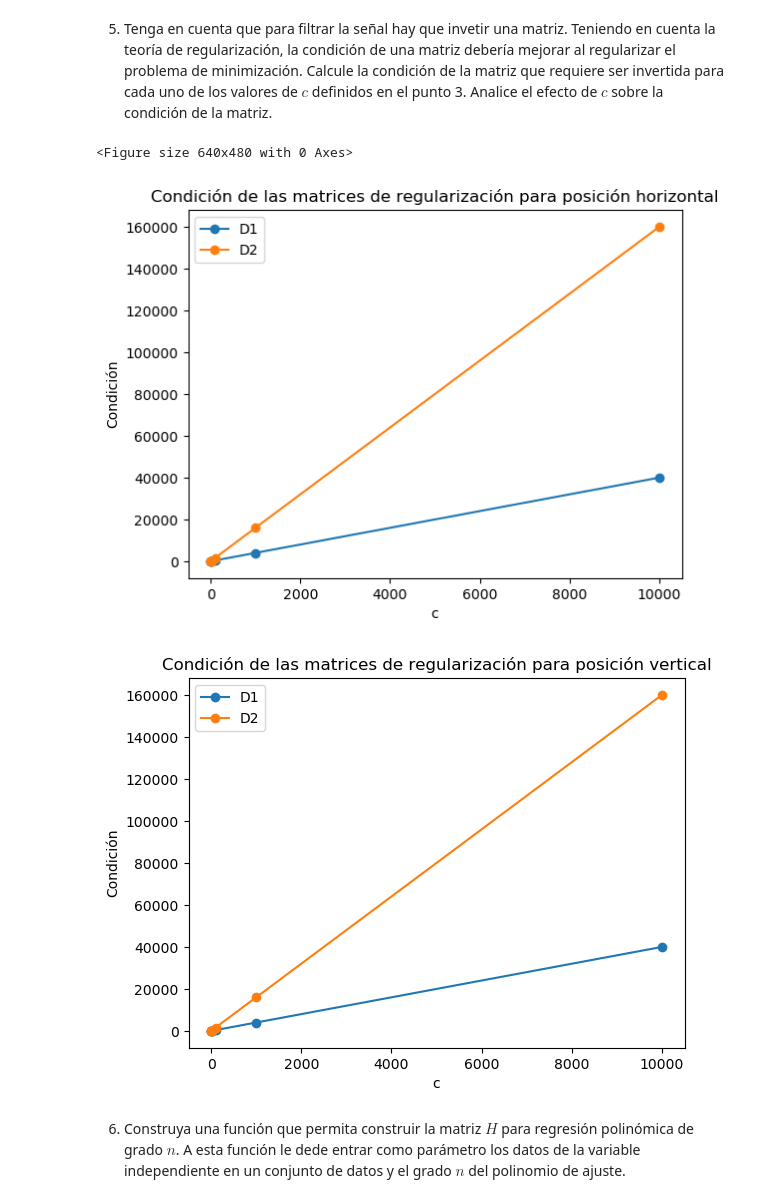
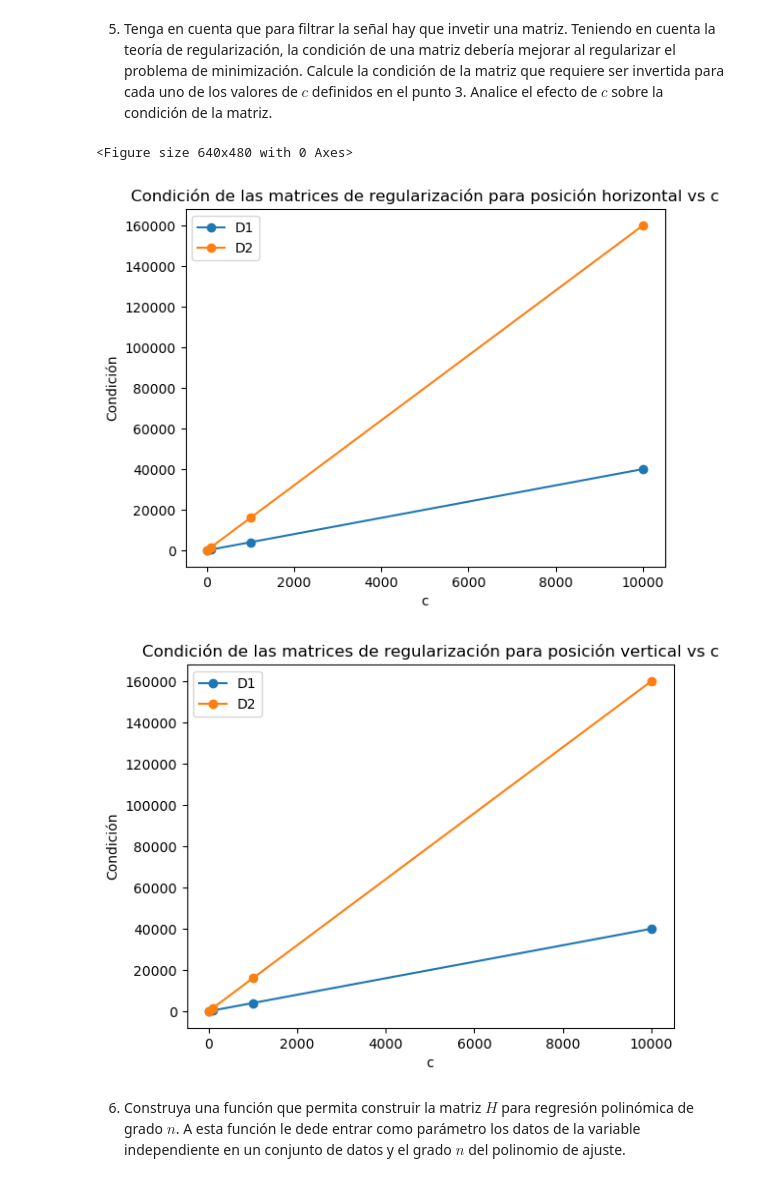
Before and after one commit to DavidTobonIBIO/Labs-IBIO2240, a Jupyter notebook: Lab11/Bono_2_2.ipynb, the cells around one changed output. Drawn from its saved outputs; the diff is of its cells as text; code cells hidden in the pictures.

```diff
--- a/Lab11/Bono_2_2.ipynb
+++ b/Lab11/Bono_2_2.ipynb
@@ -72,7 +79,7 @@ import pandas as pd
 import numpy as np
 import matplotlib.pyplot as plt
 
-c = [0, 1, 10, 100, 1000, 10000]
+c = [10, 100, 1000, 10000]
 
 elbow_data = pd.read_excel("data_bono_2.xlsx", header=None)
 time = np.array(elbow_data[0][1:])
@@ -157,49 +174,40 @@ plt.show()
 # %%
-def reg_dmatrix_D1(data, time):
-
-    d_matrix = np.zeros((len(time)-1,len(time)))
-
-    for i in range(len(time)-1):
-            d_matrix[i][i] = 1
-            d_matrix[i][i+1] = -1
-
-    return d_matrix
-
 D1 = reg_dmatrix_D1(x_elbow, time)
 print(D1)
 
-x_stars_x_D1 = []
-x_stars_y_D1 = []
+x_stars_D1 = []
+y_stars_D1 = []
 A_x_D1 = []
 A_y_D1 = []
 
+# Obtener los valores filtrados y la matriz que se invierte para cada c
 for i in range(len(c)):
     x_star_x, pre_inv_x = x_star(x_elbow, c[i], D1)
     x_star_y, pre_inv_y = x_star(y_elbow, c[i], D1)
-    x_stars_x_D1.append(x_star_x)
-    x_stars_y_D1.append(x_star_y)
+    x_stars_D1.append(x_star_x)
+    y_stars_D1.append(x_star_y)
     A_x_D1.append(pre_inv_x)
     A_y_D1.append(pre_inv_y)
 
-
+# Graficas de los datos filtrados usando D1 para cada c
 plt.figure(figsize=(15, 5))
+plt.plot(time, x_elbow, label="Datos originales")
 for i in range(len(c)):
-    plt.plot(time, x_stars_x_D1[i], label=f"c = {c[i]}")
+    plt.plot(time, x_stars_D1[i], label=f"c = {c[i]}")
 plt.title(f"Señal regularizada para posición horizontal")
 plt.xlabel("Instante de tiempo")
 plt.ylabel("Posición en x")
-plt.annotate("Datos originales: c = 0", xy=(min(time), max(x_stars_x_D1[0])))
 plt.legend()
 plt.show()
 
-
 plt.figure(figsize=(15, 5))
+plt.plot(time, y_elbow, label="Datos originales")
 for i in range(len(c)):
-    plt.plot(time, x_stars_y_D1[i], label=f"c = {c[i]}")
+    plt.plot(time, y_stars_D1[i], label=f"c = {c[i]}")
 plt.title(f"Señal regularizada para posición vertical")
 plt.xlabel("Instante de tiempo")
 plt.ylabel("Posición en y")
-plt.annotate("Datos originales: c = 0", xy=(min(time), max(x_stars_y_D1[0])))
+plt.annotate("Datos originales: c = 0", xy=(min(time), max(y_stars_D1[0])))
 plt.legend()
 plt.show()
 # %% [output]
@@ -216,47 +224,43 @@ plt.show()
 5. Tenga en cuenta que para filtrar la señal hay que invetir una matriz. Teniendo en cuenta la teoría de regularización, la condición de una matriz debería mejorar al regularizar el problema de minimización. Calcule la condición de la matriz que requiere ser invertida para cada uno de los valores de $c$ definidos en el punto 3. Analice el efecto de $c$ sobre la condición de la matriz.
 # %%
 def matrix_condition(A):
-    # eigenvalues, eigenvectors = np.linalg.eig(A)
-
-    # maxeig = np.max(eigenvalues)
-    # mineig = np.min(eigenvalues)
-
-    # return abs(maxeig/mineig)
     return np.linalg.cond(A, 2)
 
 plt.figure()
 conds_x_D1 = []
 conds_x_D2 = []
 conds_y_D1 = []
 conds_y_D2 = []
 
+# Calcular condión de la matriz invertible para el proceso con D1 y D2 para cada c
 for i in range(len(c)):
     conds_x_D1.append(matrix_condition(A_x_D1[i]))
     conds_x_D2.append(matrix_condition(A_x_D2[i]))
     conds_y_D1.append(matrix_condition(A_y_D1[i]))
     conds_y_D2.append(matrix_condition(A_y_D2[i]))
 
+# Graficar condiciones de las matrices vs c
 plt.figure()
 plt.plot(c, conds_x_D1, '-o', label="D1")
 plt.plot(c, conds_x_D2, '-o', label="D2")
-plt.title("Condición de las matrices de regularización para posición horizontal")
+plt.title("Condición de las matrices de regularización para posición horizontal vs c")
 plt.xlabel("c")
 plt.ylabel("Condición")
 plt.legend()
 plt.show()
 
 plt.figure()
 plt.plot(c, conds_y_D1, '-o', label="D1")
 plt.plot(c, conds_y_D2, '-o', label="D2")
-plt.title("Condición de las matrices de regularización para posición vertical")
+plt.title("Condición de las matrices de regularización para posición vertical vs c")
 plt.xlabel("c")
 plt.ylabel("Condición")
 plt.legend()
 plt.show()
 # %% [output]
 <Figure size 640x480 with 0 Axes>
-[figure, old version]
+[figure, new version]
-[figure, old version]
+[figure, new version]
 # %% [markdown]
 
 6. Construya una función que permita construir la matriz $H$ para regresión polinómica de grado $n$. A esta función le dede entrar como parámetro los datos de la variable independiente en un conjunto de datos y el grado $n$ del polinomio de ajuste.
```
Also changed, not shown: parts of 8 cells of this notebook, 3 other files.
